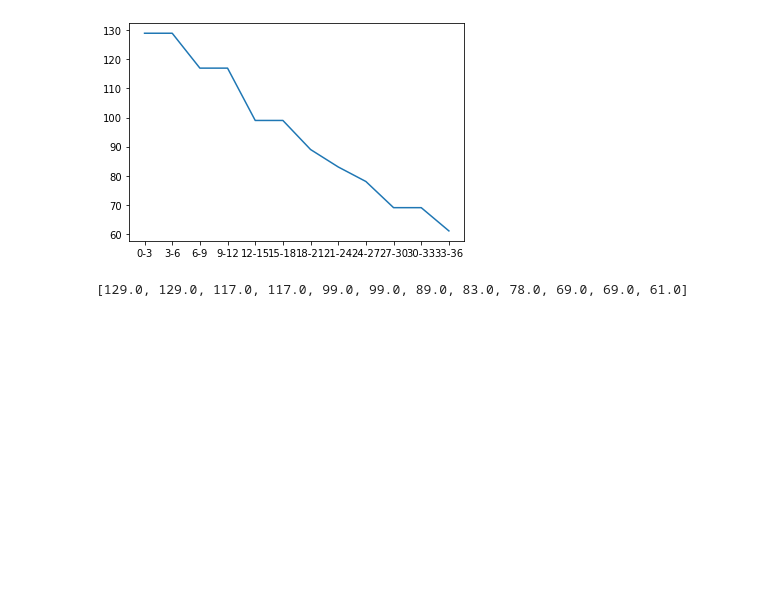
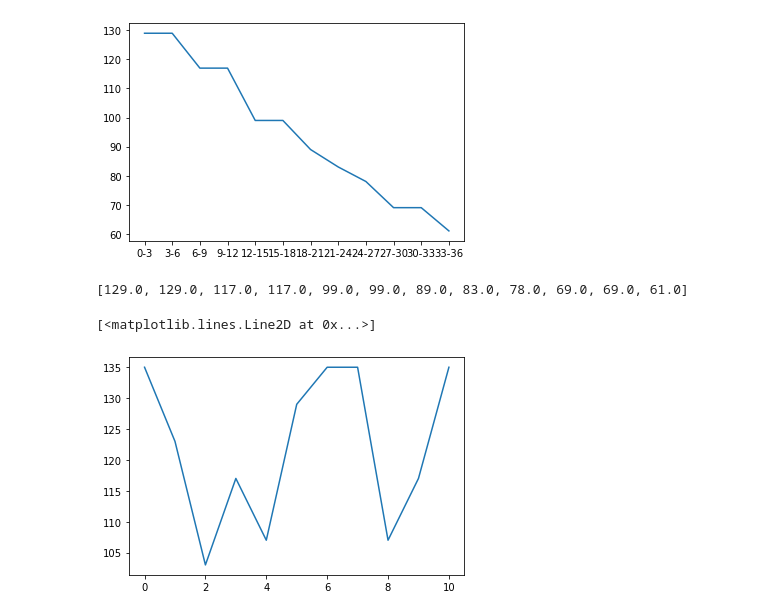
Before and after one commit to jrmylee/Vivace, a Jupyter notebook: Untitled.ipynb, the cells around one changed output. Saved outputs shown, nothing was run; the diff lists cells and outputs as text; code cells hidden in the pictures; blank space fills up the shorter version.

```diff
--- a/Untitled.ipynb
+++ b/Untitled.ipynb
@@ -35,10 +35,10 @@ def load_song(path_to, win_len=3):
     lx = len(x)
     xp_len = int(np.ceil(lx/win)) * win
     x.resize(xp_len)
-    x_chunks = x.reshape((len(x) // (sr * 3), (sr * 3)))
+    x_chunks = x.reshape((len(x) // (sr * win_len), (sr * win_len)))
     return x_chunks
 
-def tempo_analysis(x_chunks):
+def tempo_analysis(x_chunks, sr=22050):
     tempos = []
     for xc in x_chunks:
         onsets = librosa.onset.onset_strength(y=xc,sr=sr)
@@ -112,3 +112,13 @@ plt.plot(x_labels, decreasing_tempo)
 print(decreasing_tempo)
 # %% [output]
 [129.0, 129.0, 117.0, 117.0, 99.0, 99.0, 89.0, 83.0, 78.0, 69.0, 69.0, 61.0]
+# %%
+widmung_path = '/Users/jrmylee/Documents/dev/projects/mir/projects/vivace/api/db/widmung/trifonov.mp3'
+widmung = load_song(widmung_path, win_len=20)
+# %%
+widmung_tempo = tempo_analysis(widmung)
+# %%
+plt.plot(range(len(widmung_tempo)), widmung_tempo)
+# %% [output]
+[<matplotlib.lines.Line2D at 0x...>]
+[figure, added]
```
Also changed, not shown: parts of 16 cells of this notebook, 16 other files.
